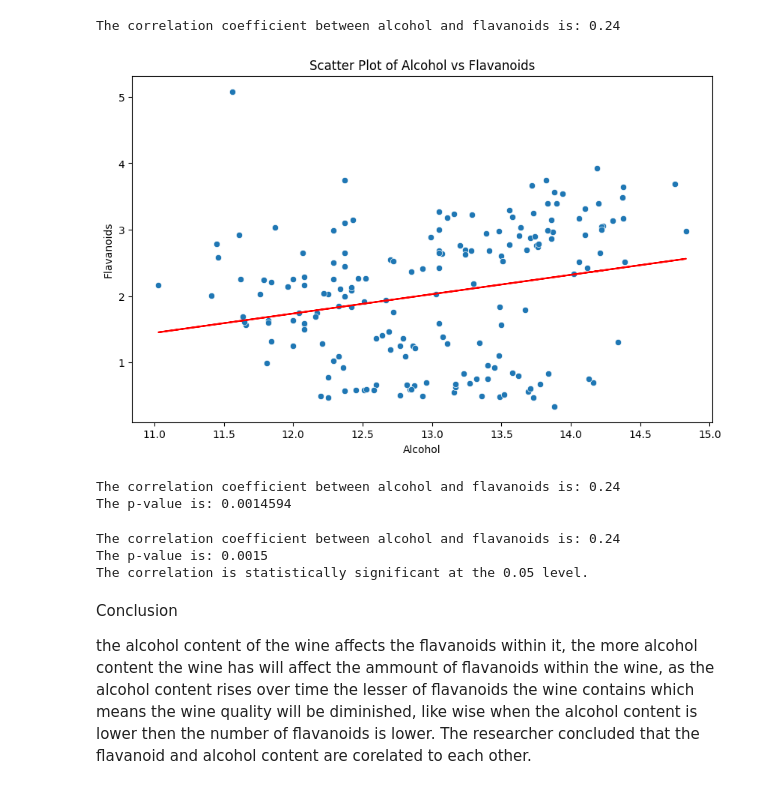
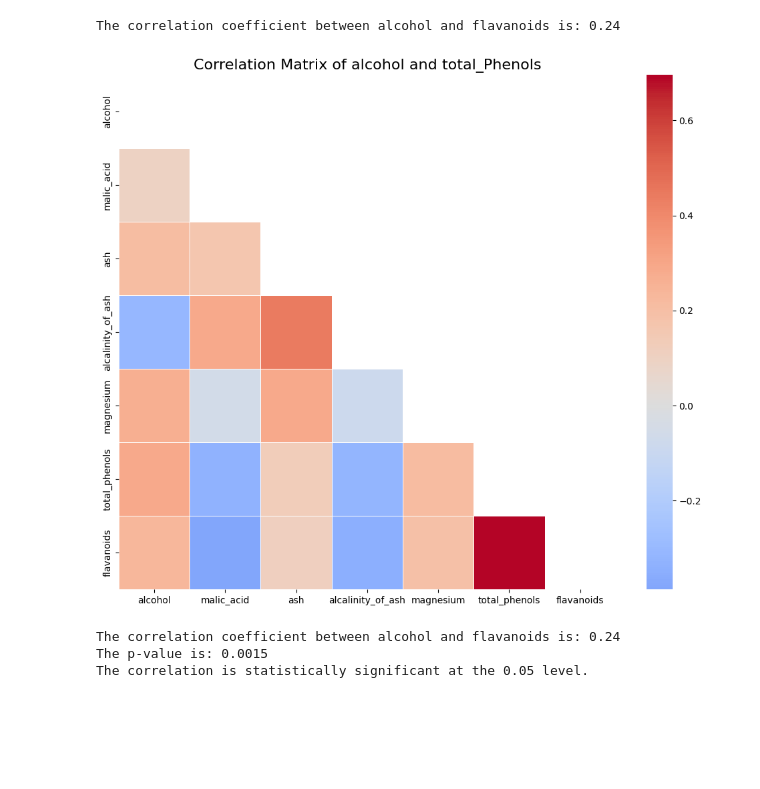
Before and after one commit to Noob11413/Data_analytics-Assignment, a Jupyter notebook: Assignment_1_Jayme.ipynb, the cells around one changed output. Saved outputs shown, nothing was run; the diff lists cells and outputs as text; code cells hidden in the pictures; blank space fills up the shorter version.

```diff
--- a/Assignment_1_Jayme.ipynb
+++ b/Assignment_1_Jayme.ipynb
@@ -67,30 +67,24 @@ correlation_coefficient = corr_matrix.loc['alcohol', 'flavanoids']
 print(f"The correlation coefficient between alcohol and flavanoids is: {correlation_coefficient:.2f}")
 # %% [output]
 The correlation coefficient between alcohol and flavanoids is: 0.24
-# %%
-import pandas as pd
-import matplotlib.pyplot as plt
-import seaborn as sns
-from scipy.stats import linregress
-
-
-# Scatter plot with regression line
-plt.figure(figsize=(10, 6))
-sns.scatterplot(data=df, x='alcohol', y='flavanoids')
-slope, intercept, r_value, p_value, std_err = linregress(df['alcohol'], df['flavanoids'])
-plt.plot(df['alcohol'], intercept + slope * df['alcohol'], color='red')
-plt.title('Scatter Plot of Alcohol vs Flavanoids')
-plt.xlabel('Alcohol')
-plt.ylabel('Flavanoids')
-plt.show()
-
-# Display the correlation coefficient and p-value
-print(f"The correlation coefficient between alcohol and flavanoids is: {r_value:.2f}")
-print(f"The p-value is: {p_value:.4f}")
-# %% [output]
-[figure, removed]
-The correlation coefficient between alcohol and flavanoids is: 0.24
-The p-value is: 0.0014594
+# %%
+import numpy as np
+import matplotlib.pyplot as plt
+import seaborn as sns
+
+
+# Assuming df is your DataFrame with the Alcohol and total_phenols
+WQ = df.loc[:, 'alcohol':'flavanoids']
+
+corr_matrix = WQ.corr()
+
+plt.figure(figsize=(12, 10))
+mask = np.triu(np.ones_like(corr_matrix, dtype=bool))  # Mask for the upper triangle
+heatmap = sns.heatmap(corr_matrix, mask=mask, annot=False, cmap='coolwarm', center=0, robust=True, linewidths=.5)
+plt.title('Correlation Matrix of alcohol and total_Phenols', fontsize=16)
+plt.show()
+# %% [output]
+[figure, added]
 # %%
 import pandas as pd
 from scipy.stats import pearsonr
@@ -116,7 +110,3 @@ else:
 The correlation coefficient between alcohol and flavanoids is: 0.24
 The p-value is: 0.0015
 The correlation is statistically significant at the 0.05 level.
-# %% [markdown]
-Conclusion
-
-the alcohol content of the wine affects the flavanoids within it, the more alcohol content the wine has will affect the ammount of flavanoids within the wine, as the alcohol content rises over time the lesser of flavanoids the wine contains which means the wine quality will be diminished, like wise when the alcohol content is lower then the number of flavanoids is lower. The researcher concluded that the flavanoid and alcohol content are corelated to each other.
```
